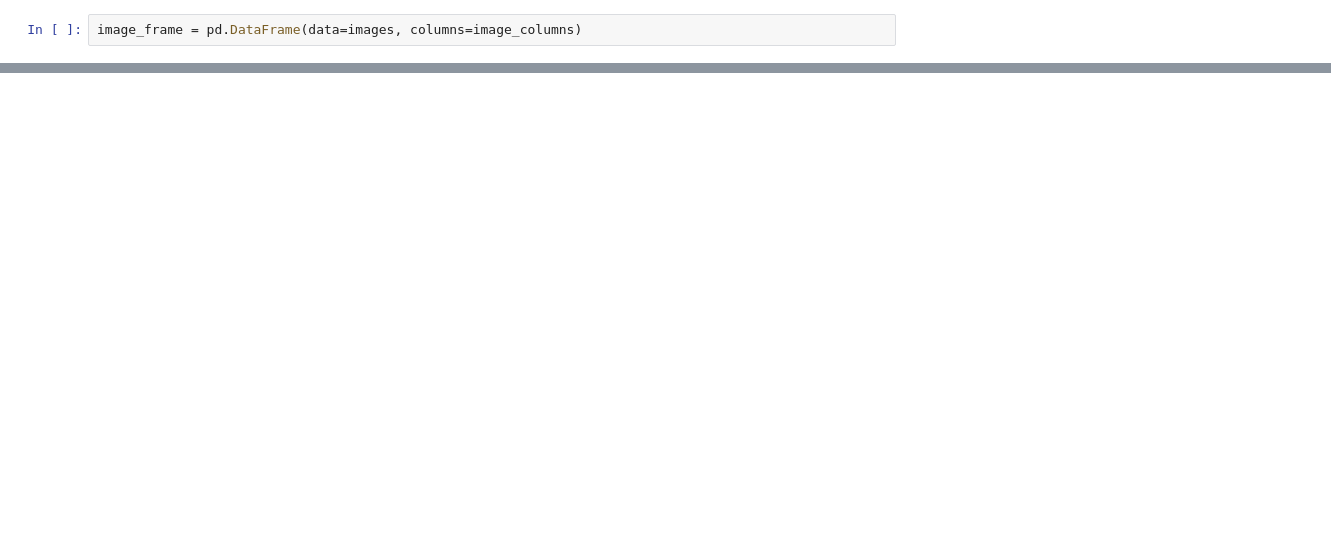
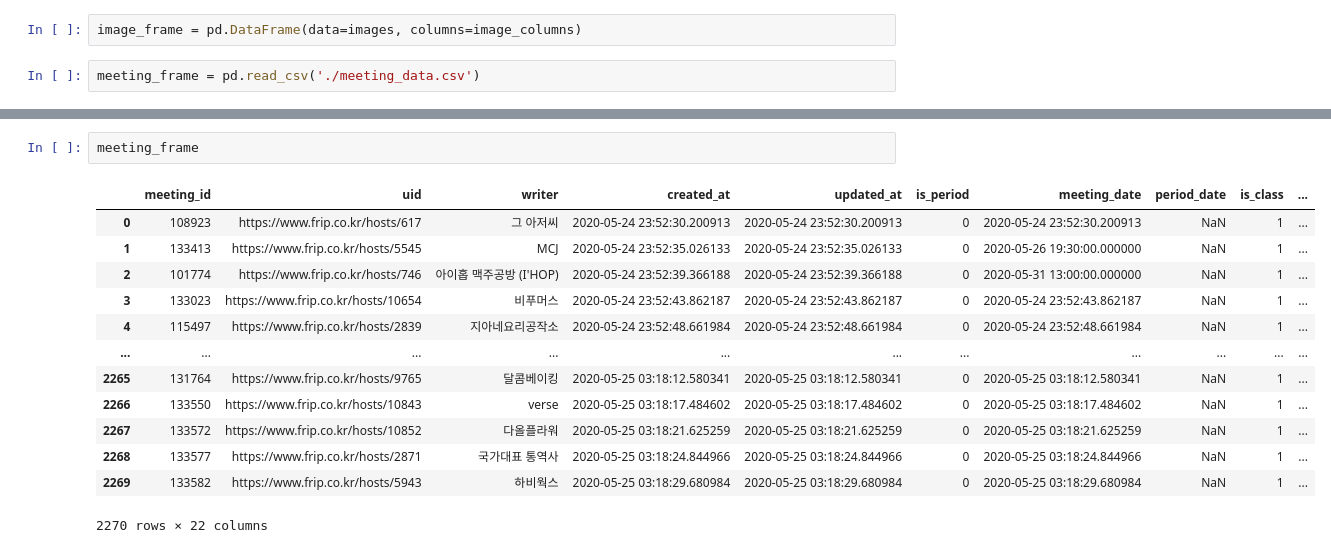
Before and after one commit to sht3898/wiselife, a Jupyter notebook: Data/parsing.ipynb, the cells around one changed output, grey strips where cells are left out. Saved outputs shown, nothing was run; the diff lists cells and outputs as text; blank space fills up the shorter version.

Commit message:
S02P31B105-48 | 200525 | frip_dump_file writers 값 수정

```diff
--- a/Data/parsing.ipynb
+++ b/Data/parsing.ipynb
@@ -411,2 +413,4 @@ meeting_frame.tail(100)
 # %%
 image_frame = pd.DataFrame(data=images, columns=image_columns)
+# %%
+meeting_frame = pd.read_csv('./meeting_data.csv')
@@ -412,0 +444,16 @@ image_frame = pd.DataFrame(data=images, columns=image_columns)
+# %%
+meeting_frame
+# %% [output]
+|  | meeting_id | uid | writer | created_at | updated_at | is_period | meeting_date | period_date | is_class | ... |
+| 0 | 108923 | https://www.frip.co.kr/hosts/617 | 그 아저씨 | 2020-05-24 23:52:30.200913 | 2020-05-24 23:52:30.200913 | 0 | 2020-05-24 23:52:30.200913 | NaN | 1 | ... |
+| 1 | 133413 | https://www.frip.co.kr/hosts/5545 | MCJ | 2020-05-24 23:52:35.026133 | 2020-05-24 23:52:35.026133 | 0 | 2020-05-26 19:30:00.000000 | NaN | 1 | ... |
+| 2 | 101774 | https://www.frip.co.kr/hosts/746 | 아이홉 맥주공방 (I'HOP) | 2020-05-24 23:52:39.366188 | 2020-05-24 23:52:39.366188 | 0 | 2020-05-31 13:00:00.000000 | NaN | 1 | ... |
+| 3 | 133023 | https://www.frip.co.kr/hosts/10654 | 비푸머스 | 2020-05-24 23:52:43.862187 | 2020-05-24 23:52:43.862187 | 0 | 2020-05-24 23:52:43.862187 | NaN | 1 | ... |
+| 4 | 115497 | https://www.frip.co.kr/hosts/2839 | 지아네요리공작소 | 2020-05-24 23:52:48.661984 | 2020-05-24 23:52:48.661984 | 0 | 2020-05-24 23:52:48.661984 | NaN | 1 | ... |
+| ... | ... | ... | ... | ... | ... | ... | ... | ... | ... | ... |
+| 2265 | 131764 | https://www.frip.co.kr/hosts/9765 | 달콤베이킹 | 2020-05-25 03:18:12.580341 | 2020-05-25 03:18:12.580341 | 0 | 2020-05-25 03:18:12.580341 | NaN | 1 | ... |
+| 2266 | 133550 | https://www.frip.co.kr/hosts/10843 | verse | 2020-05-25 03:18:17.484602 | 2020-05-25 03:18:17.484602 | 0 | 2020-05-25 03:18:17.484602 | NaN | 1 | ... |
+| 2267 | 133572 | https://www.frip.co.kr/hosts/10852 | 다올플라워 | 2020-05-25 03:18:21.625259 | 2020-05-25 03:18:21.625259 | 0 | 2020-05-25 03:18:21.625259 | NaN | 1 | ... |
+| 2268 | 133577 | https://www.frip.co.kr/hosts/2871 | 국가대표 통역사 | 2020-05-25 03:18:24.844966 | 2020-05-25 03:18:24.844966 | 0 | 2020-05-25 03:18:24.844966 | NaN | 1 | ... |
+| 2269 | 133582 | https://www.frip.co.kr/hosts/5943 | 하비웍스 | 2020-05-25 03:18:29.680984 | 2020-05-25 03:18:29.680984 | 0 | 2020-05-25 03:18:29.680984 | NaN | 1 | ... |
+2270 rows × 22 columns
```
Also changed, not shown: parts of 3 cells of this notebook, 3 other files.
